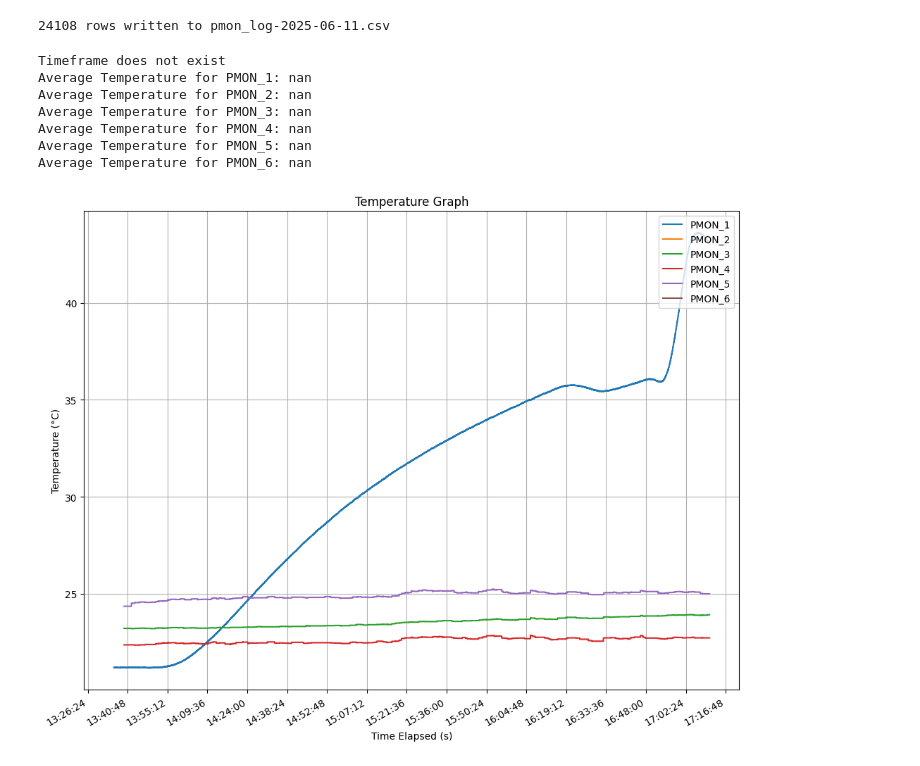
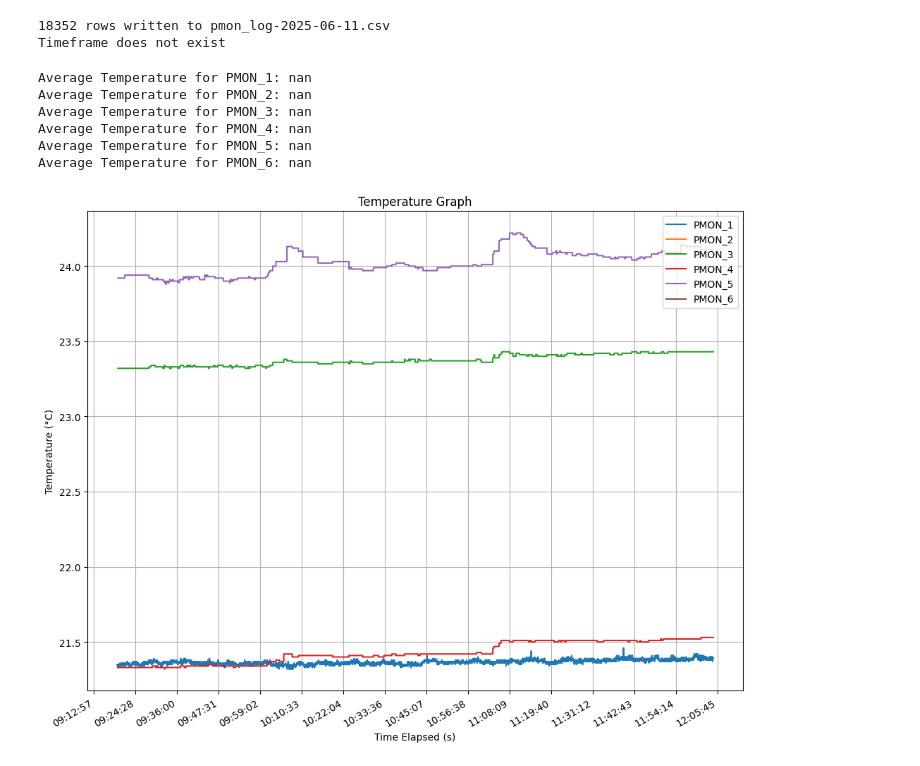
Before and after one commit to uw-loci/cbmark_logger, a Jupyter notebook: Generate_PMON_graph.ipynb, the cells around one changed output. Drawn from its saved outputs; the diff is of its cells as text; code cells hidden in the pictures.

Commit message:
Modified Generate_PMON_graph and Generate_pressure_graph to work on Eliceri Lab laptop 05 that is running Python 3.11.9

```diff
--- a/Generate_PMON_graph.ipynb
+++ b/Generate_PMON_graph.ipynb
@@ -51,12 +55,12 @@ def createPMONCSV(pmon_data):
     @param:
     pmon_data: list of data -> list
     '''
-    with open(f'pmon_log-{str(date)}.csv', 'w', newline='') as out:
+    with open(f'pmon_log-' + str(date) + '.csv', 'w', newline='') as out:
         writer = csv.writer(out)
         writer.writerow(['Time', 'PMON 1', 'PMON_2', 'PMON_3', 'PMON_4', 'PMON_5', 'PMON_6'])   # header
         writer.writerows(pmon_data)
 
-    print(f'{len(pmon_data)} rows written to pmon_log-{str(date)}.csv')
+    print(f'{len(pmon_data)} rows written to pmon_log-' + str(date) + '.csv')
 # %%
 def getPMONGraph(csv_file, start_time = '00:00:01', end_time = '23:59:59'):
     '''
@@ -138,16 +142,19 @@ def getPMONGraph(csv_file, start_time = '00:00:01', end_time = '23:59:59'):
 
     plt.show()
 # %%
-createPMONCSV(getPMONData('Data samples/log_export_2025-06-09_17-10-43.txt'))
-getPMONGraph(f'pmon_log-{str(date)}.csv')
+os.path.abspath("C:/Users/Experiment/EBEAM_dashboard/EBEAM-Dashboard-Logs/log_2025-06-11_09-19-22.txt")
+# 'C:/Users/Experiment/EBEAM_dashboard/EBEAM-Dashboard-Logs/log_2025-06-11_09-19-22.txt'
+
+createPMONCSV(getPMONData('C:/Users/Experiment/EBEAM_dashboard/EBEAM-Dashboard-Logs/log_2025-06-11_09-19-22.txt'))
+getPMONGraph(f'pmon_log-' + str(date) + '.csv')
 # %% [output]
-24108 rows written to pmon_log-2025-06-11.csv
+18352 rows written to pmon_log-2025-06-11.csv
+Timeframe does not exist
-Timeframe does not exist
 Average Temperature for PMON_1: nan
 Average Temperature for PMON_2: nan
 Average Temperature for PMON_3: nan
 Average Temperature for PMON_4: nan
 Average Temperature for PMON_5: nan
 Average Temperature for PMON_6: nan
-[figure, old version]
+[figure, new version]
 # %%
```
Also changed, not shown: parts of 2 cells of this notebook, 3 other files.
